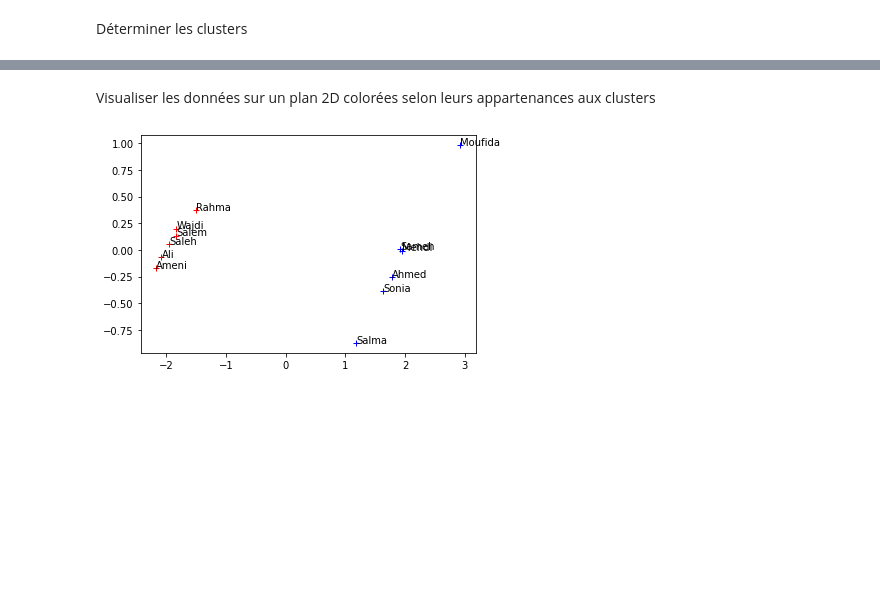
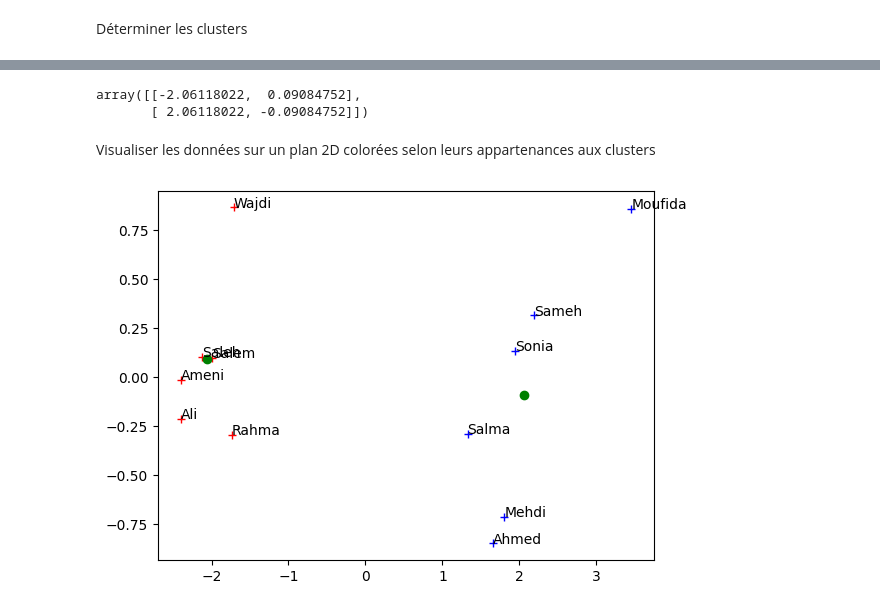
Before and after one commit to krankos/ML-Course, a Jupyter notebook: lab_clustering_kmeans.ipynb, the cells around one changed output, grey strips where cells are left out. Cells and saved outputs as stored; diff of their text form; code cells hidden in the pictures; blank space fills up the shorter version.

Commit message:
lab clustering done

```diff
--- a/lab_clustering_kmeans.ipynb
+++ b/lab_clustering_kmeans.ipynb
@@ -251,0 +256,7 @@ array([[-2.08283845, -0.070833  ],
+# %%
+# reduce dimension
+from sklearn.decomposition import PCA
+pca=PCA(n_components=2)
+pca.fit(df_ss)
+df_pca=pca.transform(df_ss)
+df_pca
@@ -257,0 +278,5 @@ KMeans(n_clusters=2)
+# %%
+# regroup data
+from sklearn.cluster import KMeans
+kmeans = KMeans(n_clusters=2)
+kmeans.fit(df_pca)
@@ -284,12 +294,26 @@ array([[ 1.63874567, -0.38377126],
+# %%
+# determine clusters
+kmeans.cluster_centers_
+# %% [output]
+array([[-2.06118022,  0.09084752],
+       [ 2.06118022, -0.09084752]])
+# %%
+# cluster0
+cluster0=df_pca[kmeans.labels_==0]
+# %%
+# cluster1
+cluster1=df_pca[kmeans.labels_==1]
 # %% [markdown]
 Visualiser les données sur un plan 2D colorées selon leurs appartenances aux clusters
 # %%
 import matplotlib.pyplot as plt
 
 plt.plot(cluster0[:,0],cluster0[:,1],'r+', label='Cluster 0')
 plt.plot(cluster1[:,0],cluster1[:,1],'b+', label='Cluster 1')
+# show centers
+plt.plot(kmeans.cluster_centers_[:,0],kmeans.cluster_centers_[:,1],'go', label='Centers')
 
-for nom, x, y in zip(df_employes.index,X_pca[:,0],X_pca[:,1]):
+for nom, x, y in zip(df_employes.index,df_pca[:,0],df_pca[:,1]):
   plt.annotate(nom, xy =(x, y), xycoords="data")
 # %% [output]
-[figure, old version]
+[figure, new version]
```
Also changed, not shown: parts of 9 cells of this notebook.
